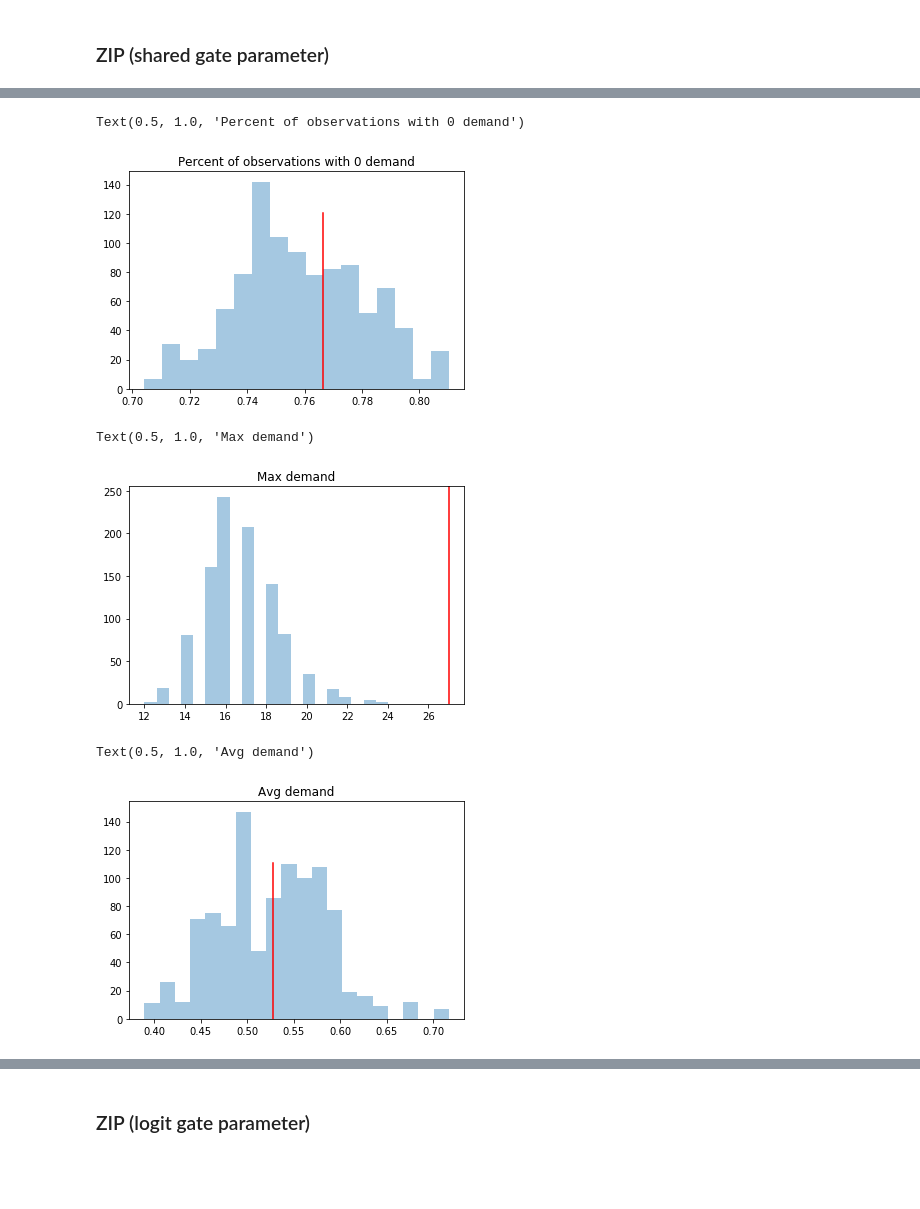
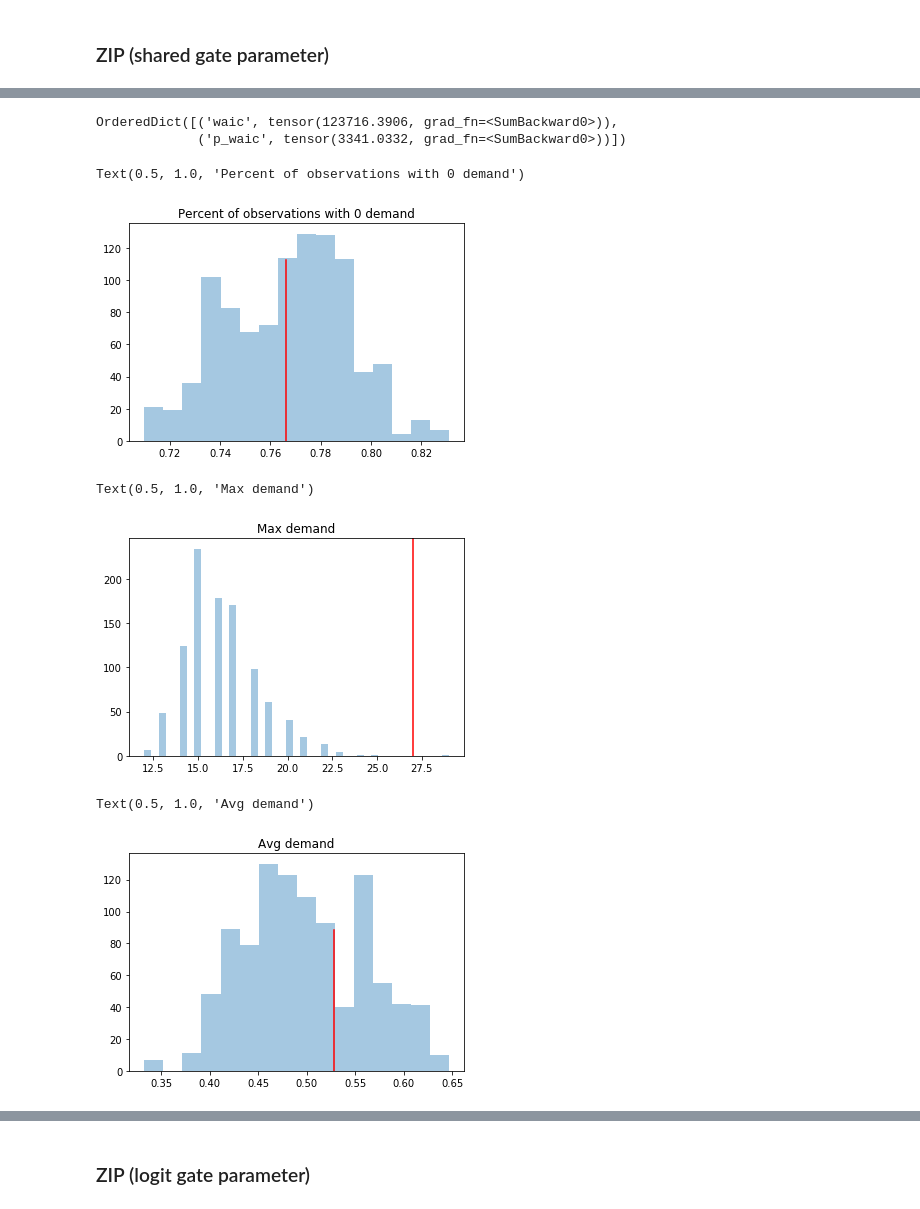
Before and after one commit to ssharpe42/probprog-finalproject, a Jupyter notebook: notebooks/Model Comparison.ipynb, the cells around one changed output, grey strips where cells are left out. Saved outputs shown, nothing was run; the diff lists cells and outputs as text; code cells hidden in the pictures; blank space fills up the shorter version.

Commit message:
fix model guides and correct predictive dist

```diff
--- a/notebooks/Model Comparison.ipynb
+++ b/notebooks/Model Comparison.ipynb
@@ -74,3 +83,15 @@ Text(0.5, 1.0, 'Avg demand')
 # %%
 z_data, z_features = zipreg_model.feature_generation(train)
 z = zipreg_model.ZIPoissReg(z_features, z_data)
+# %%
+# Perform SVI
+svi_zip, elbo_loss = run_svi(z.model, z.guide,
+                                 iters=5000,
+                                 data=z_data['data'],
+                                 demand=z_data['demand'],
+                                 filename='../models/svi_zip_params.pkl')
+
+svi_posterior_zip = get_svi_posterior(z_data['data'], z_data['demand'],
+                                          svi=svi_zip)
+
+plot_elbo(elbo_loss[3000:])
@@ -77,36 +110,41 @@ z = zipreg_model.ZIPoissReg(z_features, z_data)
 # %%
-svi_posterior_zip = get_svi_posterior(z_data['data'], z_data['demand'],
-                                model = z.model,
-                                  guide = z.guide,
-                                  filename='../models/svi_zip_params.pkl')
+# svi_posterior_zip = get_svi_posterior(z_data['data'], z_data['demand'],
+#                                 model = z.model,
+#                                   guide = z.guide,
+#                                   filename='../models/svi_zip_params.pkl')
 # %%
 post_samples_zip = posterior_samples(
     z.wrapped_model,
     svi_posterior_zip,
     z_data,
-    ['prediction'],
+    ['obs'],
     num_samples=1000)
+# %%
+svi_posterior_zip.information_criterion()
+# %% [output]
+OrderedDict([('waic', tensor(123716.3906, grad_fn=<SumBackward0>)),
+             ('p_waic', tensor(3341.0332, grad_fn=<SumBackward0>))])
 # %%
-compare_test_statistic(test.demand.values, post_samples_zip,
+compare_test_statistic(test.demand.values, post_samples_zip[:,0,:],
                        stat=perc_0)
 plt.title('Percent of observations with 0 demand')
 # %% [output]
 Text(0.5, 1.0, 'Percent of observations with 0 demand')
-[figure, old version]
+[figure, new version]
 # %%
-compare_test_statistic(test.demand.values, post_samples_zip,
+compare_test_statistic(test.demand.values, post_samples_zip[:,0,:],
                        stat=max_)
 plt.title('Max demand')
 # %% [output]
 Text(0.5, 1.0, 'Max demand')
-[figure, old version]
+[figure, new version]
 # %%
-compare_test_statistic(test.demand.values, post_samples_zip,
+compare_test_statistic(test.demand.values, post_samples_zip[:,0,:],
                        stat=mean)
 plt.title('Avg demand')
 # %% [output]
 Text(0.5, 1.0, 'Avg demand')
-[figure, old version]
+[figure, new version]
 # %%
 station_indx = (test.start_station_id==70)
 compare_test_statistic(test[station_indx ].demand.values, post_samples_zip[:,:,station_indx.values ],
```
Also changed, not shown: parts of 19 cells of this notebook, 5 other files.
